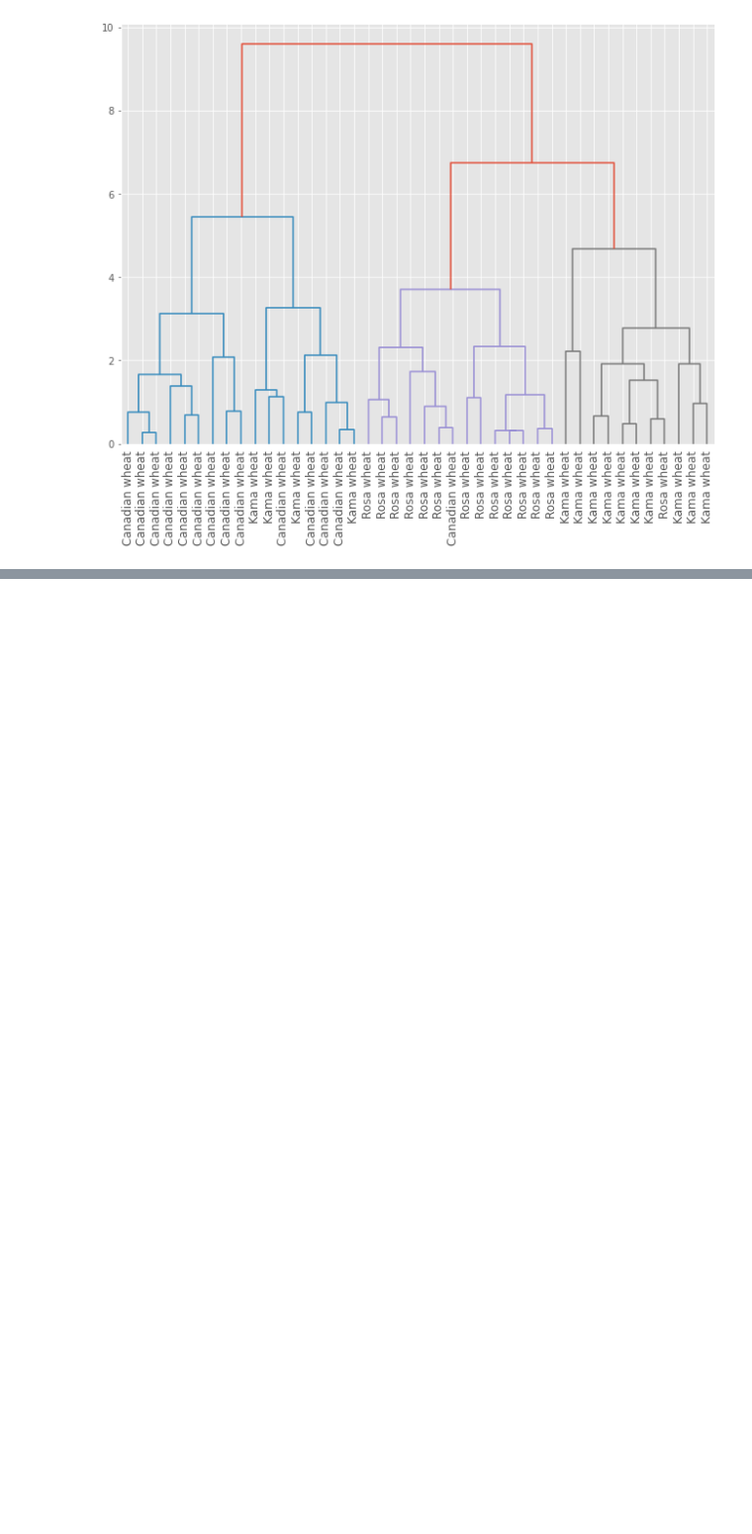
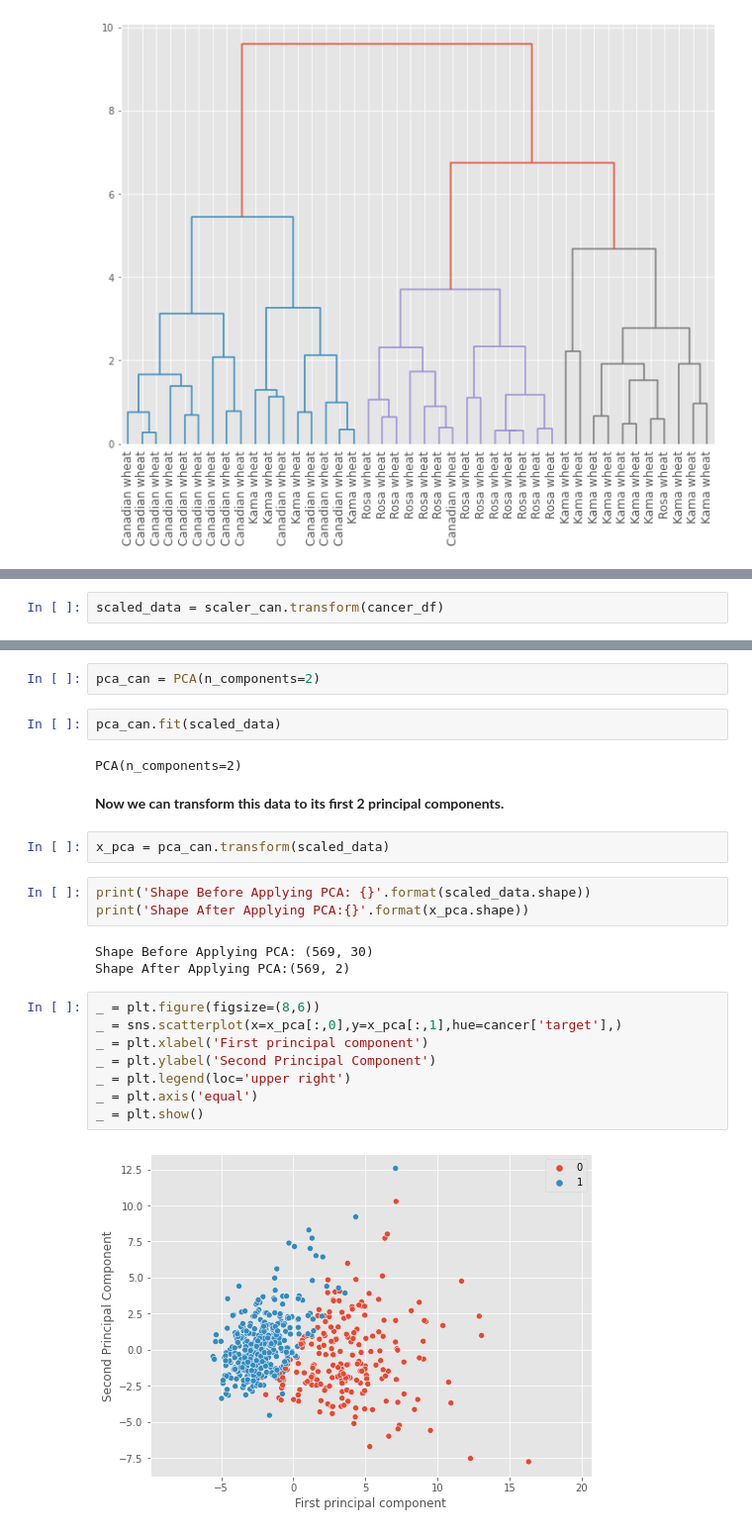
Before and after one commit to nikotinus/UnsupervisedLearning, a Jupyter notebook: Unsupervised Learning - Clustering.ipynb, the cells around one changed output, grey strips where cells are left out. Shown at 99% size. Cells and saved outputs as stored; diff of their text form; blank space fills up the shorter version.

```diff
--- a/Unsupervised Learning - Clustering.ipynb
+++ b/Unsupervised Learning - Clustering.ipynb
@@ -686,0 +759,2 @@ plt.show()
+# %%
+scaled_data = scaler_can.transform(cancer_df)
@@ -686,0 +768,26 @@ plt.show()
+# %%
+pca_can = PCA(n_components=2)
+# %%
+pca_can.fit(scaled_data)
+# %% [output]
+PCA(n_components=2)
+# %% [markdown]
+<p><b>Now we can transform this data to its first 2 principal components.</b></p>
+# %%
+x_pca = pca_can.transform(scaled_data)
+# %%
+print('Shape Before Applying PCA: {}'.format(scaled_data.shape))
+print('Shape After Applying PCA:{}'.format(x_pca.shape))
+# %% [output]
+Shape Before Applying PCA: (569, 30)
+Shape After Applying PCA:(569, 2)
+# %%
+_ = plt.figure(figsize=(8,6))
+_ = sns.scatterplot(x=x_pca[:,0],y=x_pca[:,1],hue=cancer['target'],)
+_ = plt.xlabel('First principal component')
+_ = plt.ylabel('Second Principal Component')
+_ = plt.legend(loc='upper right')
+_ = plt.axis('equal')
+_ = plt.show()
+# %% [output]
+[figure, added]
```
Also changed, not shown: parts of 130 cells of this notebook.
